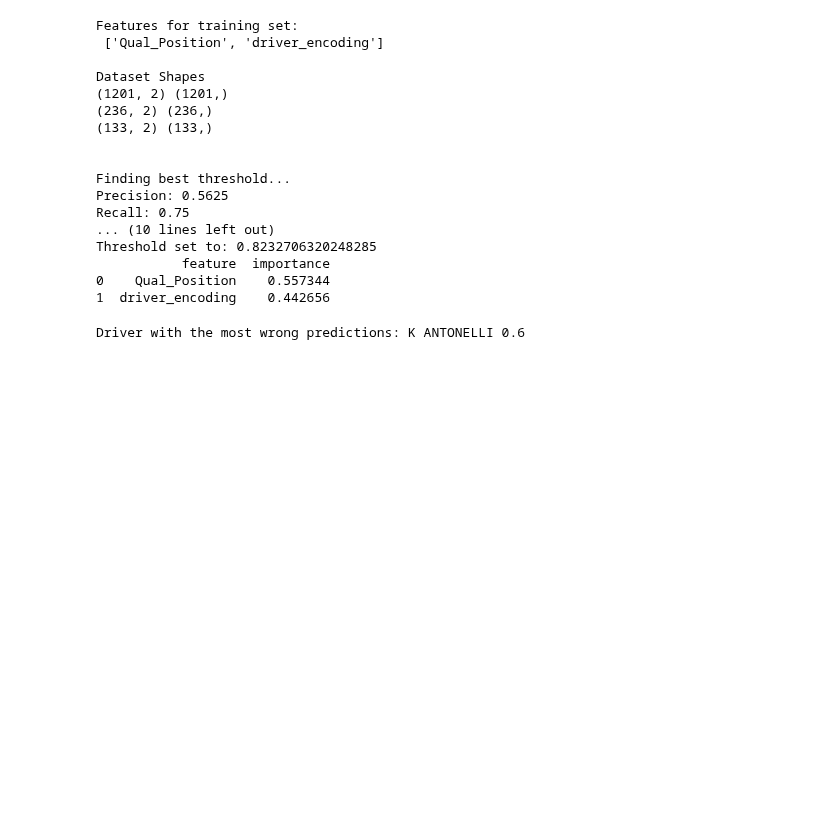
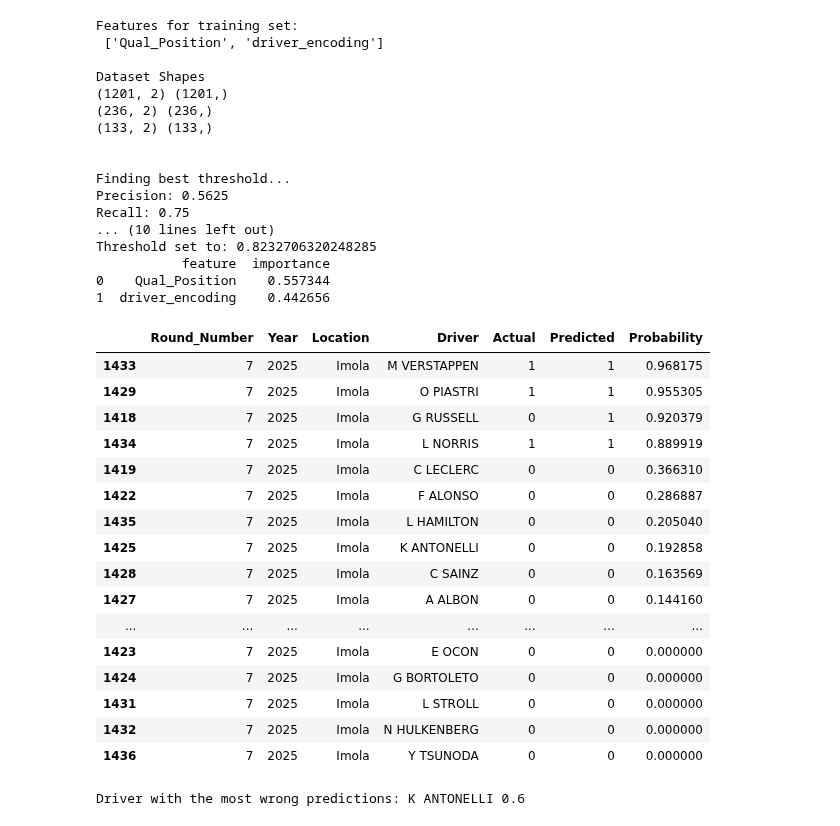
Before and after one commit to rohank36/f1, a Jupyter notebook: experiment.ipynb, the cells around one changed output. Saved outputs shown, nothing was run; the diff lists cells and outputs as text; code cells hidden in the pictures; blank space fills up the shorter version.

Commit message:
Added new func in ModelEval + tested imb rf with good results

```diff
--- a/experiment.ipynb
+++ b/experiment.ipynb
@@ -143,6 +143,26 @@ Threshold set to: 0.8232706320248285
 # %%
 model_eval = ModelEval(model,dataset)
 model_eval_df = model_eval.get_df()
+# %%
+model_eval.get_preds_for_race(2025,7)
+# %% [output]
+|  | Round_Number | Year | Location | Driver | Actual | Predicted | Probability |
+| 1433 | 7 | 2025 | Imola | M VERSTAPPEN | 1 | 1 | 0.968175 |
+| 1429 | 7 | 2025 | Imola | O PIASTRI | 1 | 1 | 0.955305 |
+| 1418 | 7 | 2025 | Imola | G RUSSELL | 0 | 1 | 0.920379 |
+| 1434 | 7 | 2025 | Imola | L NORRIS | 1 | 1 | 0.889919 |
+| 1419 | 7 | 2025 | Imola | C LECLERC | 0 | 0 | 0.366310 |
+| 1422 | 7 | 2025 | Imola | F ALONSO | 0 | 0 | 0.286887 |
+| 1435 | 7 | 2025 | Imola | L HAMILTON | 0 | 0 | 0.205040 |
+| 1425 | 7 | 2025 | Imola | K ANTONELLI | 0 | 0 | 0.192858 |
+| 1428 | 7 | 2025 | Imola | C SAINZ | 0 | 0 | 0.163569 |
+| 1427 | 7 | 2025 | Imola | A ALBON | 0 | 0 | 0.144160 |
+| ... | ... | ... | ... | ... | ... | ... | ... |
+| 1423 | 7 | 2025 | Imola | E OCON | 0 | 0 | 0.000000 |
+| 1424 | 7 | 2025 | Imola | G BORTOLETO | 0 | 0 | 0.000000 |
+| 1431 | 7 | 2025 | Imola | L STROLL | 0 | 0 | 0.000000 |
+| 1432 | 7 | 2025 | Imola | N HULKENBERG | 0 | 0 | 0.000000 |
+| 1436 | 7 | 2025 | Imola | Y TSUNODA | 0 | 0 | 0.000000 |
 # %%
 model_eval.get_driver_with_most_wrong_predictions()
 # %% [output]
```
Also changed, not shown: parts of 1 cell of this notebook, 7 other files.
